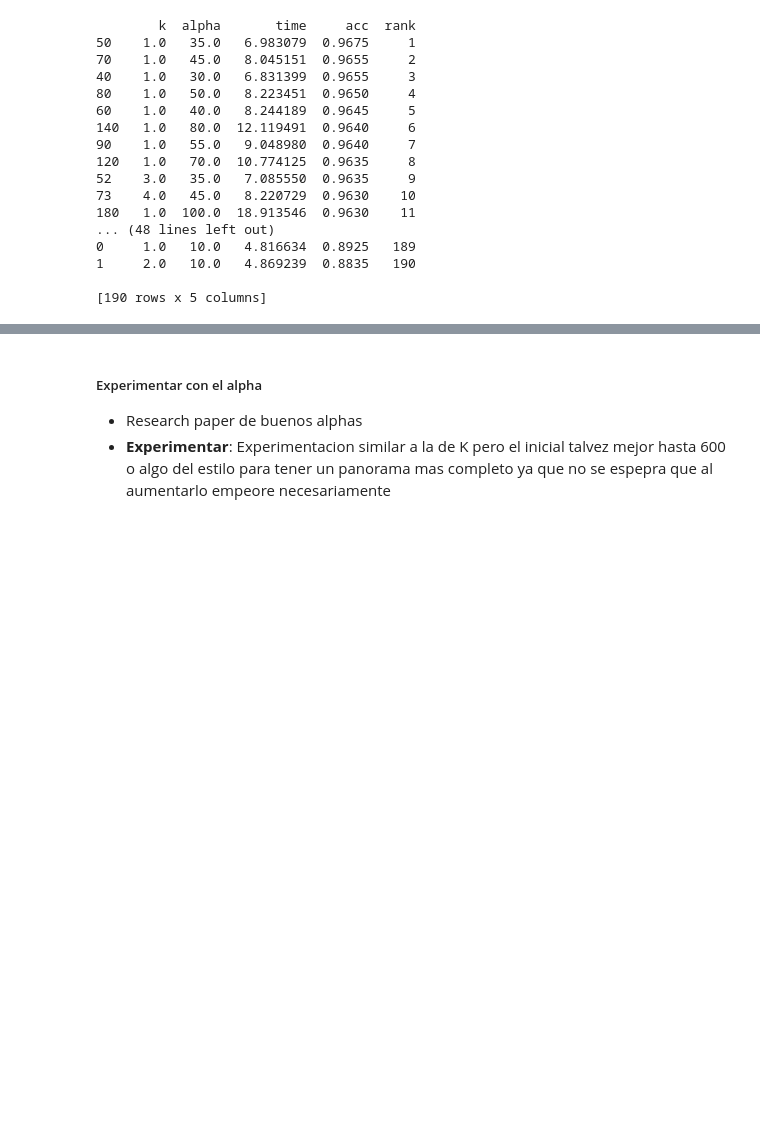
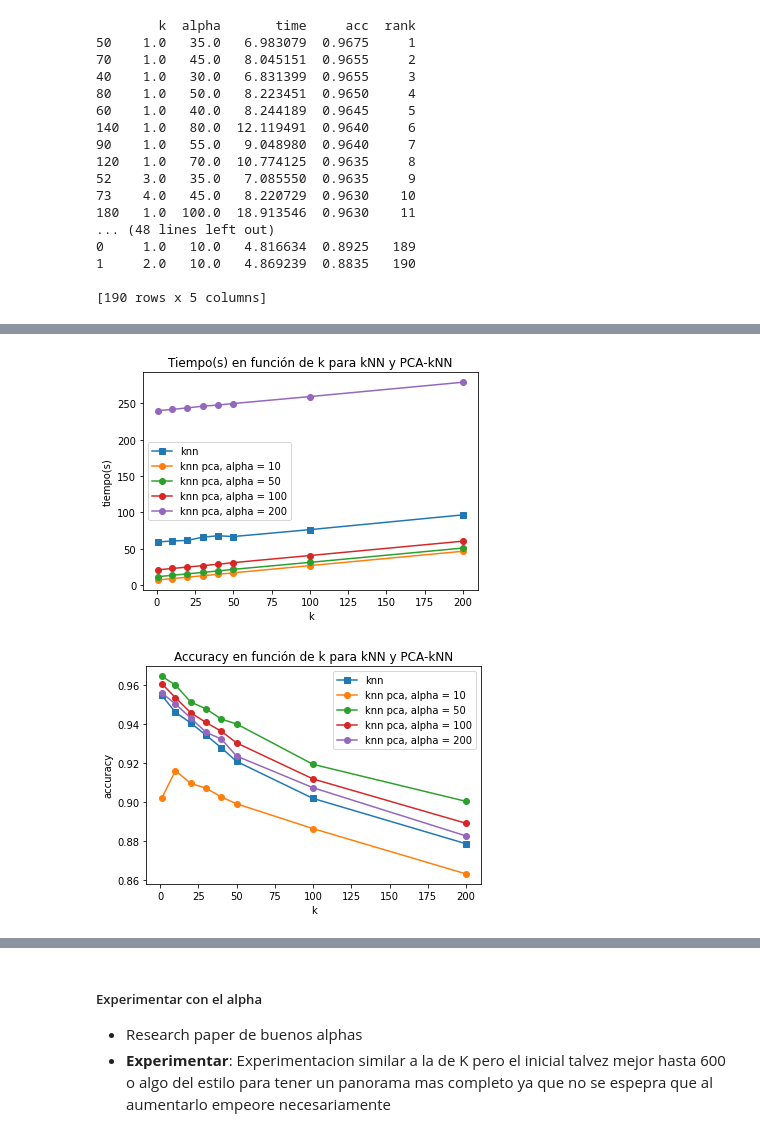
Before and after one commit to ddrenteria/MNtp2, a Jupyter notebook: metnum-tp2-1C2021/tp2-alu/tp2/notebooks/main.ipynb, the cells around one changed output, grey strips where cells are left out. Saved outputs shown, nothing was run; the diff lists cells and outputs as text; code cells hidden in the pictures; blank space fills up the shorter version.

```diff
--- a/metnum-tp2-1C2021/tp2-alu/tp2/notebooks/main.ipynb
+++ b/metnum-tp2-1C2021/tp2-alu/tp2/notebooks/main.ipynb
@@ -669,0 +903,71 @@ print(df)
+# %%
+name = "../dataExp/expKNN_1-200.csv"
+columns = ["k", "time", "acc"]
+df_knn = pd.read_csv(name, names=columns)
+df_knn = df_knn[df_knn["k"] != 60]
+df_knn = df_knn[df_knn["k"] != 70]
+df_knn = df_knn[df_knn["k"] != 80]
+df_knn = df_knn[df_knn["k"] != 90]
+df_knn = df_knn[df_knn["k"] != 110]
+df_knn = df_knn[df_knn["k"] != 120]
+df_knn = df_knn[df_knn["k"] != 130]
+df_knn = df_knn[df_knn["k"] != 140]
+df_knn = df_knn[df_knn["k"] != 150]
+df_knn = df_knn[df_knn["k"] != 160]
+df_knn = df_knn[df_knn["k"] != 170]
+df_knn = df_knn[df_knn["k"] != 180]
+df_knn = df_knn[df_knn["k"] != 190]
+
+filename = "../dataExp/KNN_PCA_complete_20000.csv"
+title = "Tiempo(s) en función de k para kNN y PCA-kNN"
+
+columns = ["k", "alpha", "time", "acc"]
+df = pd.read_csv(filename, names=columns)
+df = df[df["k"] <= 200]
+df = df[df["k"] != 2]
+df = df[df["k"] != 3]
+df = df[df["k"] != 4]
+df = df[df["k"] != 5]
+
+df1 = df[df["alpha"] == 10]
+df2 = df[df["alpha"] == 50]
+df3 = df[df["alpha"] == 100]
+df4 = df[df["alpha"] == 200]
+print(df1)
+ks = df_knn["k"]
+t_knn = df_knn["time"]
+t_a1 = df1["time"]
+t_a50 = df2["time"]
+t_a100 = df3["time"]
+t_a200 = df4["time"]
+
+plt.plot(ks, t_knn, '-s', label="knn")
+plt.plot(ks, t_a1, 'o-', label="knn pca, alpha = 10")
+plt.plot(ks, t_a50, 'o-', label="knn pca, alpha = 50")
+plt.plot(ks, t_a100, 'o-', label="knn pca, alpha = 100")
+plt.plot(ks, t_a200, 'o-', label="knn pca, alpha = 200")
+plt.xlabel("k")
+plt.ylabel("tiempo(s)")
+plt.title(title)
+
+plt.legend()
+plt.show()
+
+a_knn = df_knn["acc"]
+a_a1 = df1["acc"]
+a_a50 = df2["acc"]
+a_a100 = df3["acc"]
+a_a200 = df4["acc"]
+
+plt.plot(ks, a_knn, '-s', label="knn")
+plt.plot(ks, a_a1, 'o-', label="knn pca, alpha = 10")
+plt.plot(ks, a_a50, 'o-', label="knn pca, alpha = 50")
+plt.plot(ks, a_a100, 'o-', label="knn pca, alpha = 100")
+plt.plot(ks, a_a200, 'o-', label="knn pca, alpha = 200")
+plt.xlabel("k")
+plt.ylabel("accuracy")
+plt.title("Accuracy en función de k para kNN y PCA-kNN")
+
+plt.legend()
+plt.show()
+# %% [output]
@@ -669,0 +983,2 @@ print(df)
+[figure, added]
+[figure, added]
```
Also changed, not shown: parts of 46 cells of this notebook, 28 other files.
